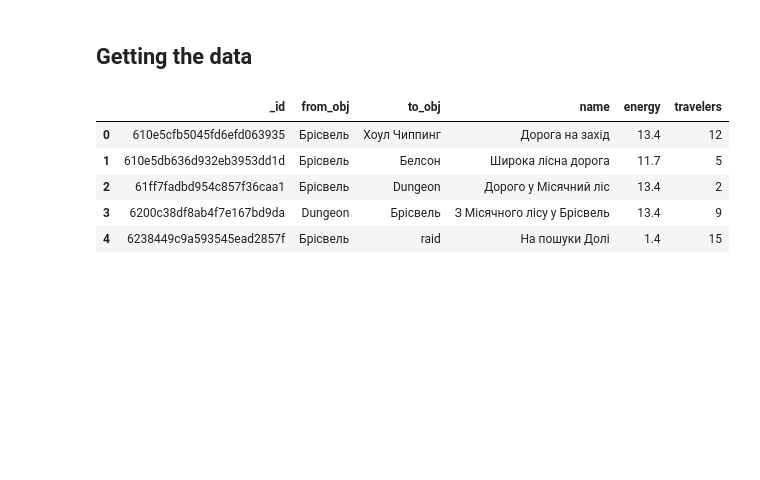
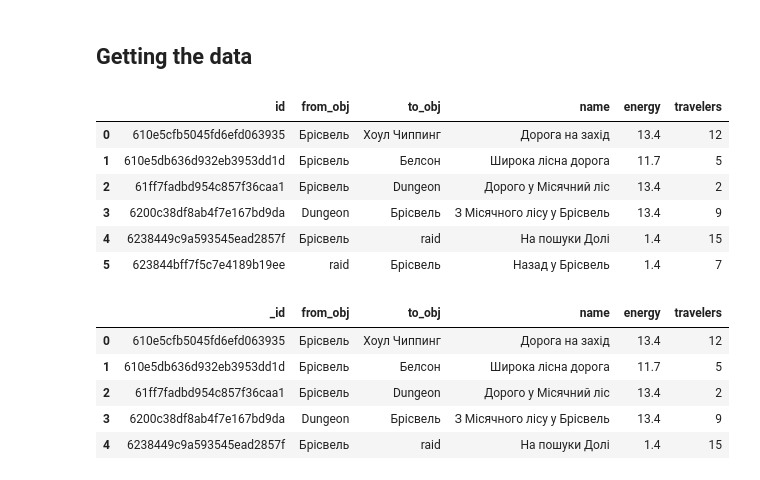
Before and after one commit to mezgoodle/TelegramiaStats, a Jupyter notebook: telegramia.ipynb, the cells around one changed output. Cells and saved outputs as stored; diff of their text form; code cells hidden in the pictures; blank space fills up the shorter version.

```diff
--- a/telegramia.ipynb
+++ b/telegramia.ipynb
@@ -45,6 +45,16 @@ As we can see, players choose class **"Шахрай"** most of all and **"Вої
 ## Getting the data
 # %%
 df = pd.read_json('https://telegramia-api.herokuapp.com/roads')
+# %%
+df
+# %% [output]
+|  | id | from_obj | to_obj | name | energy | travelers |
+| 0 | 610e5cfb5045fd6efd063935 | Брісвель | Хоул Чиппинг | Дорога на захід | 13.4 | 12 |
+| 1 | 610e5db636d932eb3953dd1d | Брісвель | Белсон | Широка лісна дорога | 11.7 | 5 |
+| 2 | 61ff7fadbd954c857f36caa1 | Брісвель | Dungeon | Дорого у Місячний ліс | 13.4 | 2 |
+| 3 | 6200c38df8ab4f7e167bd9da | Dungeon | Брісвель | З Місячного лісу у Брісвель | 13.4 | 9 |
+| 4 | 6238449c9a593545ead2857f | Брісвель | raid | На пошуки Долі | 1.4 | 15 |
+| 5 | 623844bff7f5c7e4189b19ee | raid | Брісвель | Назад у Брісвель | 1.4 | 7 |
 # %%
 df.head()
 # %% [output]
```
Also changed, not shown: parts of 7 cells of this notebook.
